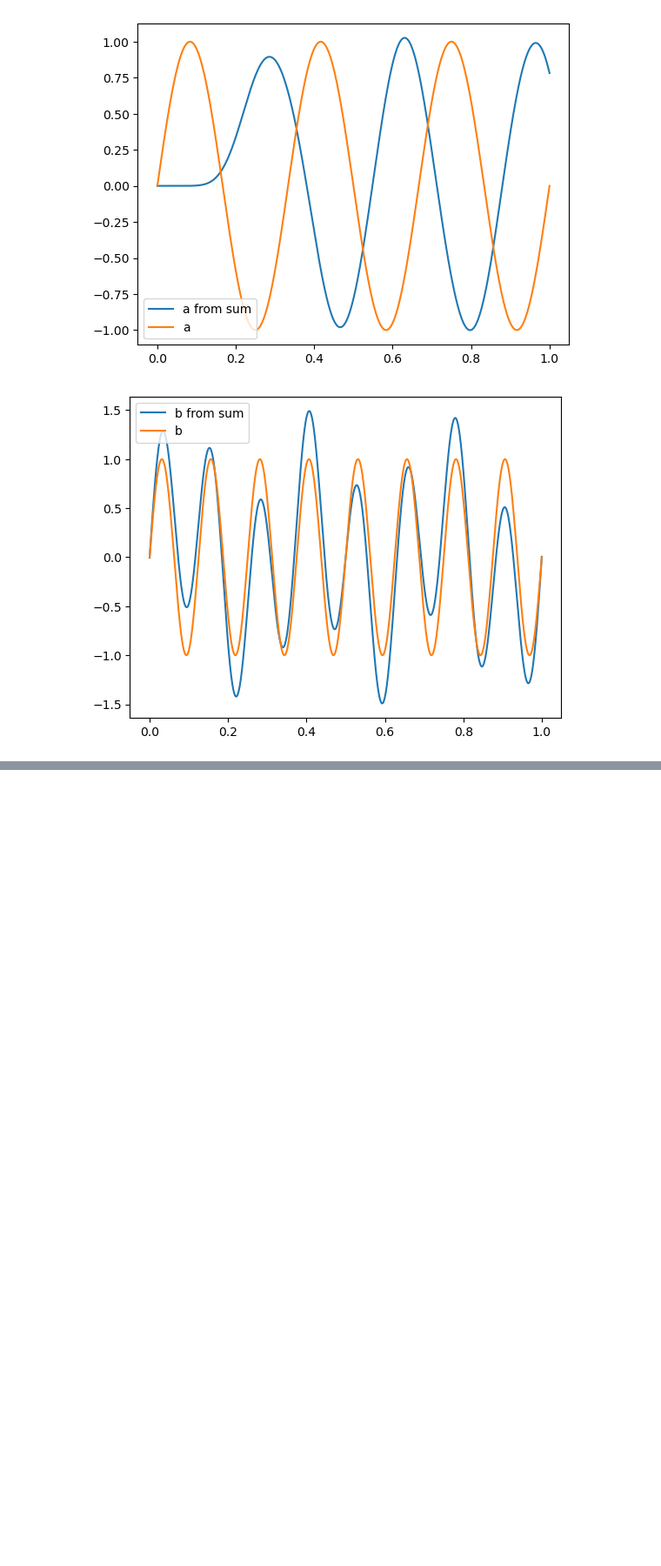
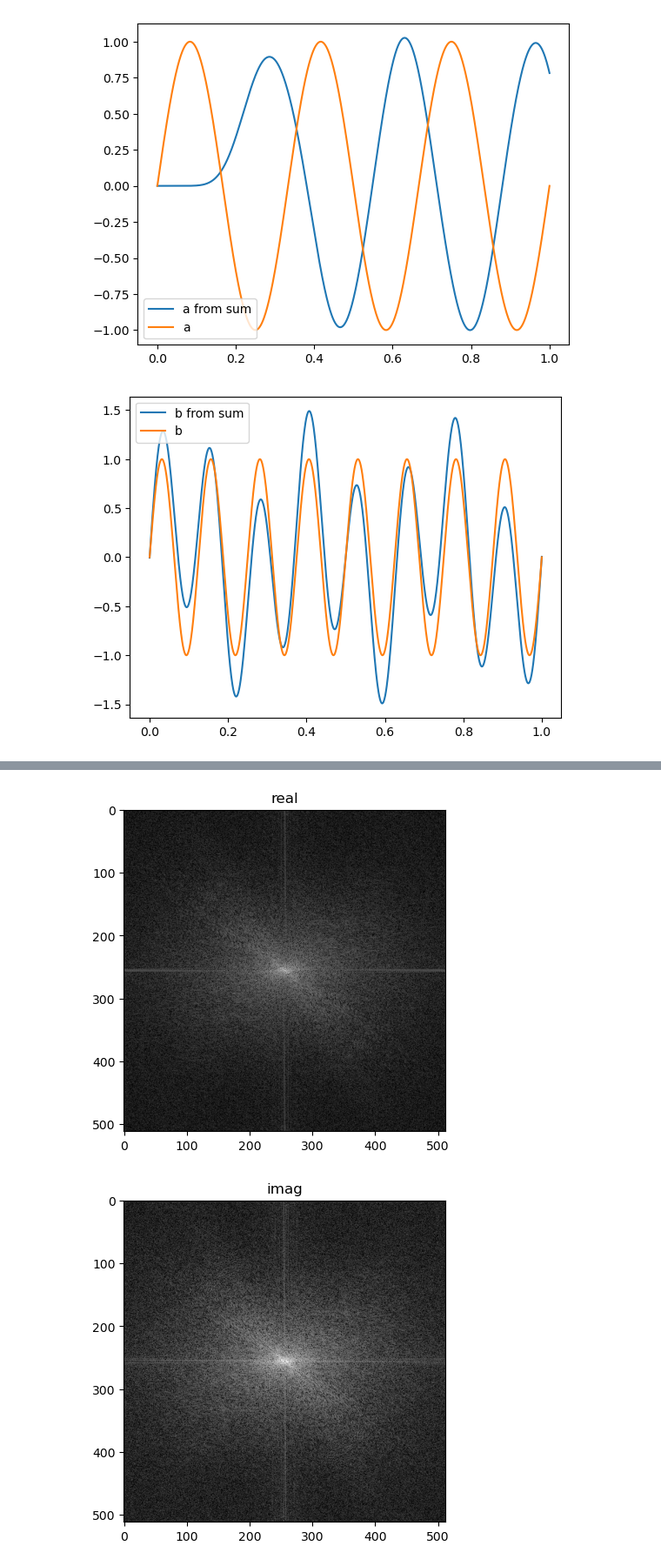
Before and after one commit to janhohenheim/fourier-playground, a Jupyter notebook: fourier.ipynb, the cells around one changed output, grey strips where cells are left out. Shown at 87% size. Cells and saved outputs as stored; diff of their text form; code cells hidden in the pictures; blank space fills up the shorter version.

```diff
--- a/fourier.ipynb
+++ b/fourier.ipynb
@@ -158,0 +196,5 @@ assert np.allclose(np.fft.ifft2(fourier), inverse_fourier)
+# %%
+plot_fourier2d(image)
+# %% [output]
+[figure, added]
+[figure, added]
```
Also changed, not shown: parts of 6 cells of this notebook, 1 other file.
